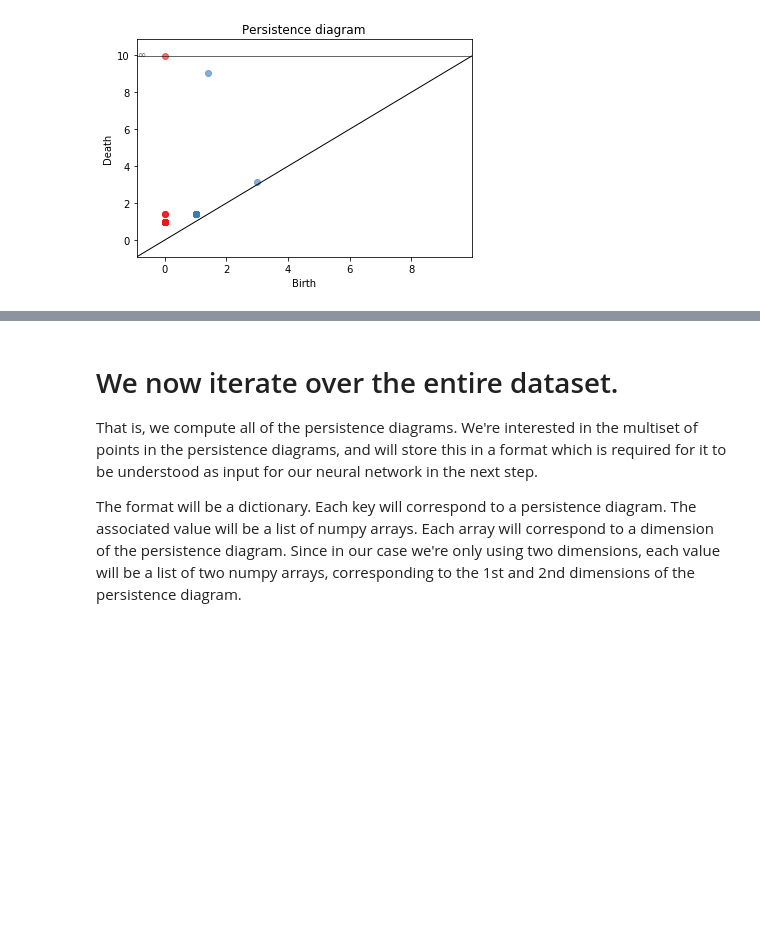
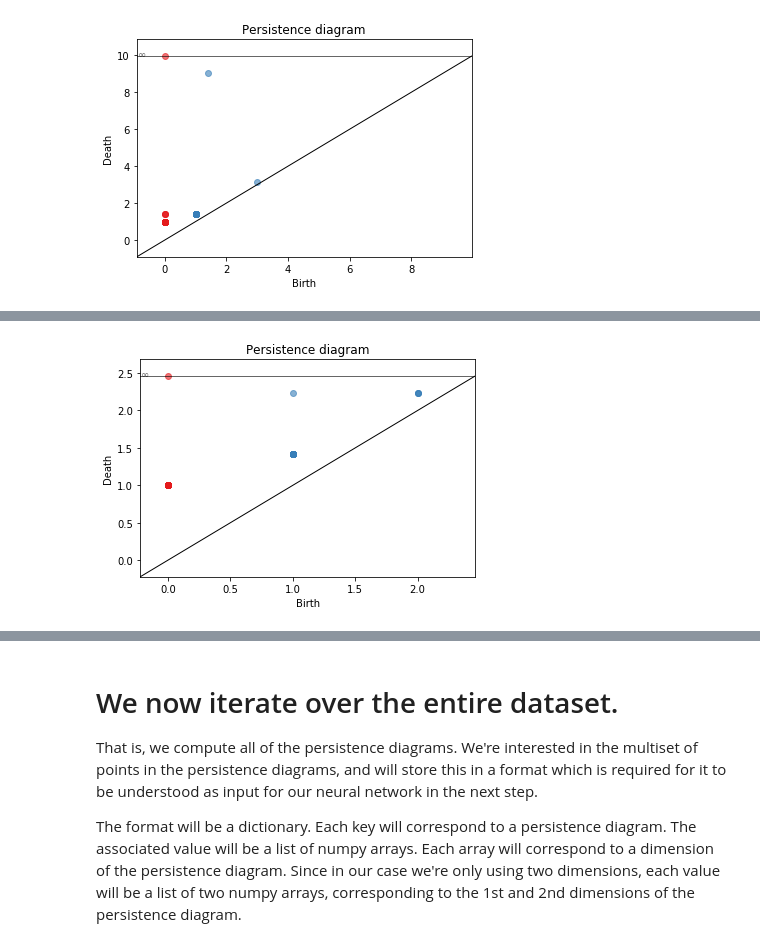
Before and after one commit to ltrujello/persistence_homology_of_MNIST, a Jupyter notebook: mnist_surfaces.ipynb, the cells around one changed output, grey strips where cells are left out. Saved outputs shown, nothing was run; the diff lists cells and outputs as text; code cells hidden in the pictures; blank space fills up the shorter version.

```diff
--- a/mnist_surfaces.ipynb
+++ b/mnist_surfaces.ipynb
@@ -385,0 +410,6 @@ diag = twoD_pers_diag(x,y, True)
+# %%
+image = train_images[48]
+x, y = max_pixel(image)
+diag = twoD_pers_diag(x,y, True)
+# %% [output]
+[figure, added]
```
Also changed, not shown: parts of 15 cells of this notebook.
